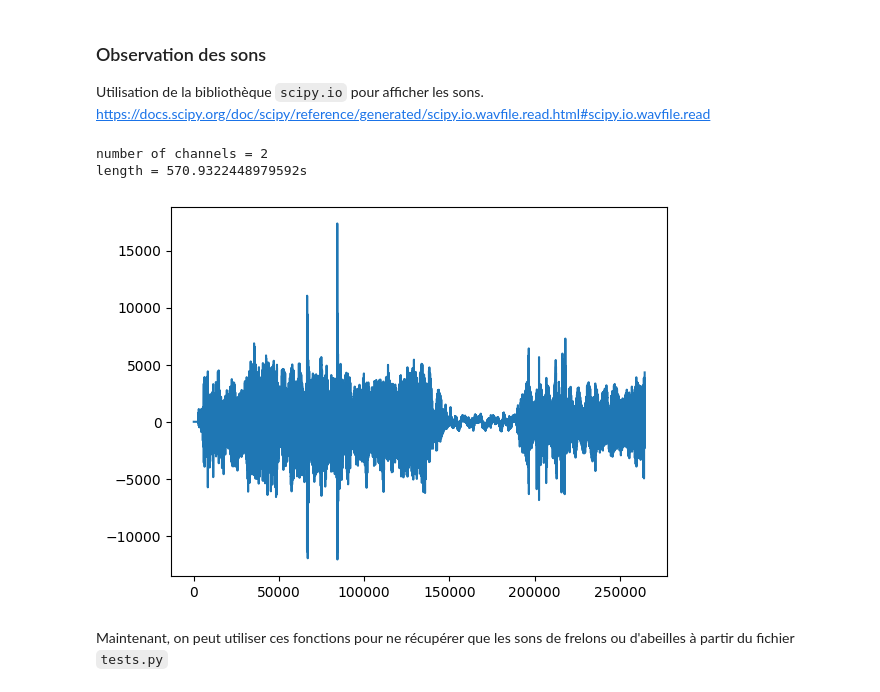
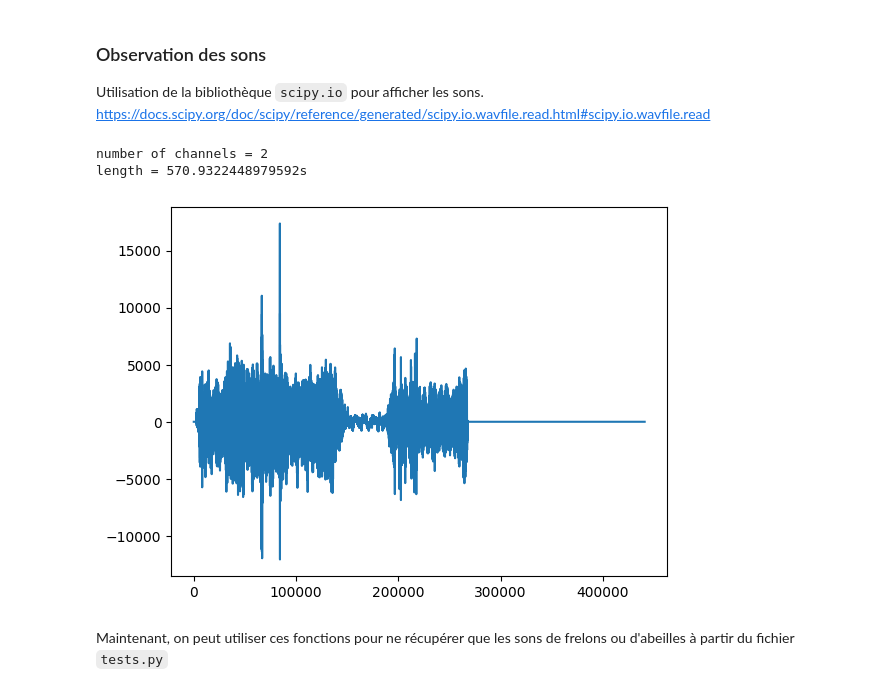
Before and after one commit to nathan-004/Ruche-Connectee, a Jupyter notebook: Reconnaissance-sonore/frelon_abeille.ipynb, the cells around one changed output. Saved outputs shown, nothing was run; the diff lists cells and outputs as text; code cells hidden in the pictures.

```diff
--- a/Reconnaissance-sonore/frelon_abeille.ipynb
+++ b/Reconnaissance-sonore/frelon_abeille.ipynb
@@ -72,35 +72,35 @@ def plot(signal_, show=True):
     plt.plot(time, data, label="") # label="Frequence"
     """plt.legend()
     plt.xlabel("Time [s]")
     plt.ylabel("Amplitude")"""
     if show:
         plt.show()
 
 def get(signal, start, end):
     """
     Renvoie le signal d'un temps de départ à un temps d'arrivée
 
     Parametres
     ----------
     signal:tuple
         signal sous forme de (data, length, samplerate)
     start:int
         Temps de départ en secondes
     end:int
         Temps de fin en secondes
     """
     data, length, samplerate = signal
 
     start_sample = int(start * samplerate)
     end_sample = int(end * samplerate)
 
     return (data[start_sample:end_sample], data[start_sample:end_sample].shape[0], samplerate)
 
-plot(get(signal(), 0, 6))
+plot(get(signal(), 0, 10))
 # %% [output]
 number of channels = 2
 length = 570.9322448979592s
-[figure, old version]
+[figure, new version]
 # %% [markdown]
 Maintenant, on peut utiliser ces fonctions pour ne récupérer que les sons de frelons ou d'abeilles à partir du fichier `tests.py`
 # %%
```
Also changed, not shown: parts of 3 cells of this notebook.
